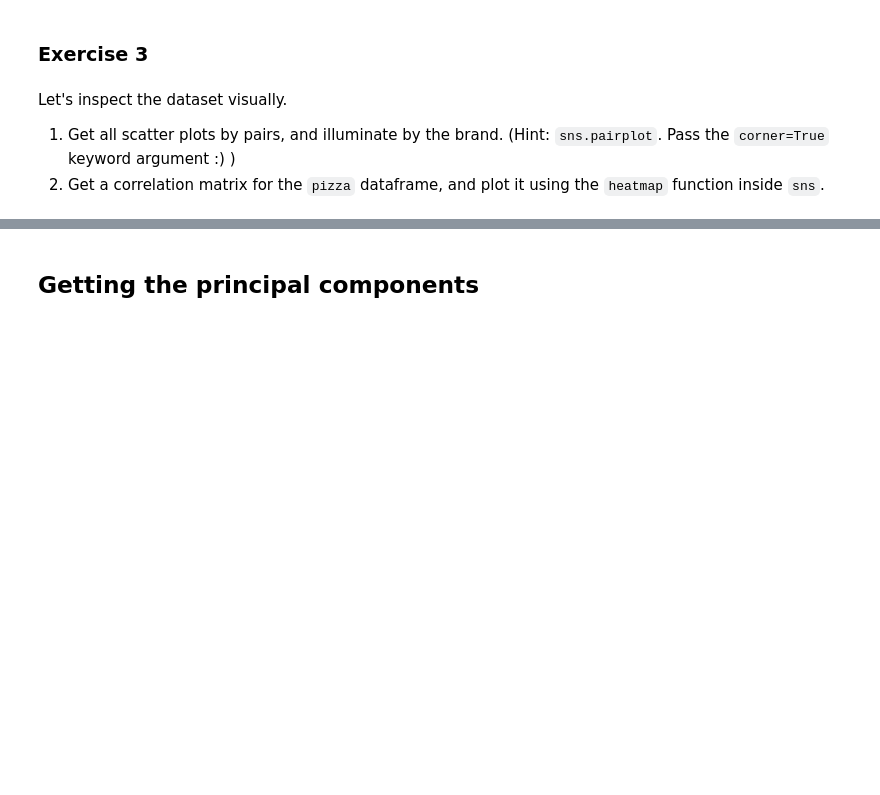
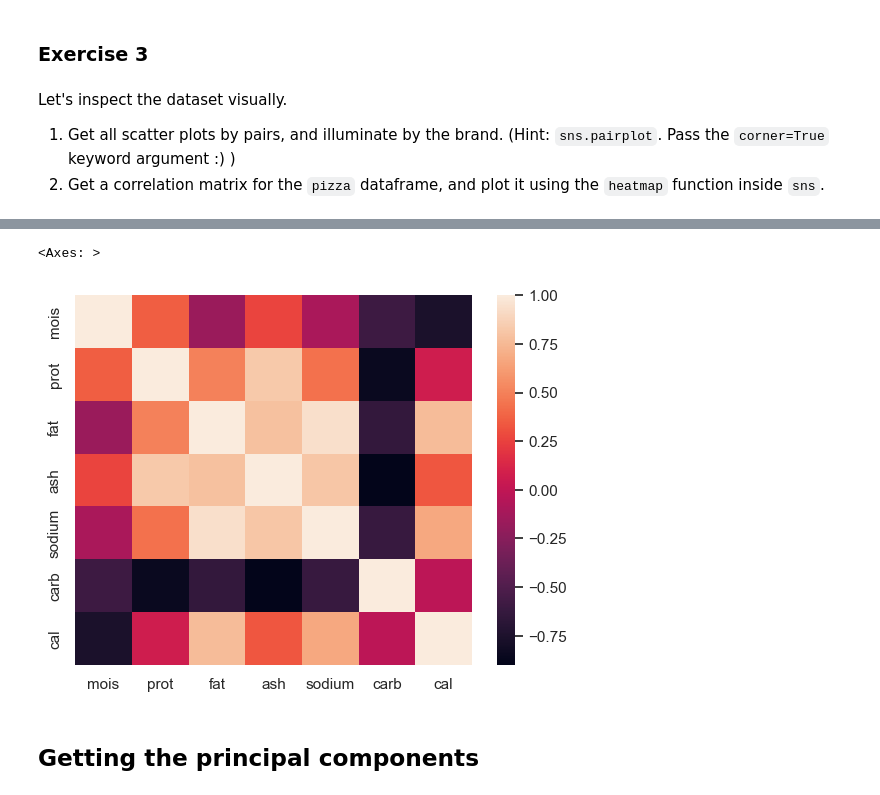
Before and after one commit to harrysinghdk/applied-ai, a Jupyter notebook: exercise 6/Pizza_dimensionality_reduction_clustering.ipynb, the cells around one changed output, grey strips where cells are left out. Cells and saved outputs as stored; diff of their text form; code cells hidden in the pictures; blank space fills up the shorter version.

```diff
--- a/exercise 6/Pizza_dimensionality_reduction_clustering.ipynb
+++ b/exercise 6/Pizza_dimensionality_reduction_clustering.ipynb
@@ -45,5 +85,10 @@ Let's inspect the dataset visually.
 # %%
 # Your code for 3.2 here
+corr = pizza.select_dtypes('number').corr()
+sns.heatmap(corr)
+# %% [output]
+<Axes: >
+[figure, added]
 # %% [markdown]
 ## Getting the principal components
 # %% [markdown]
```
Also changed, not shown: parts of 21 cells of this notebook.
